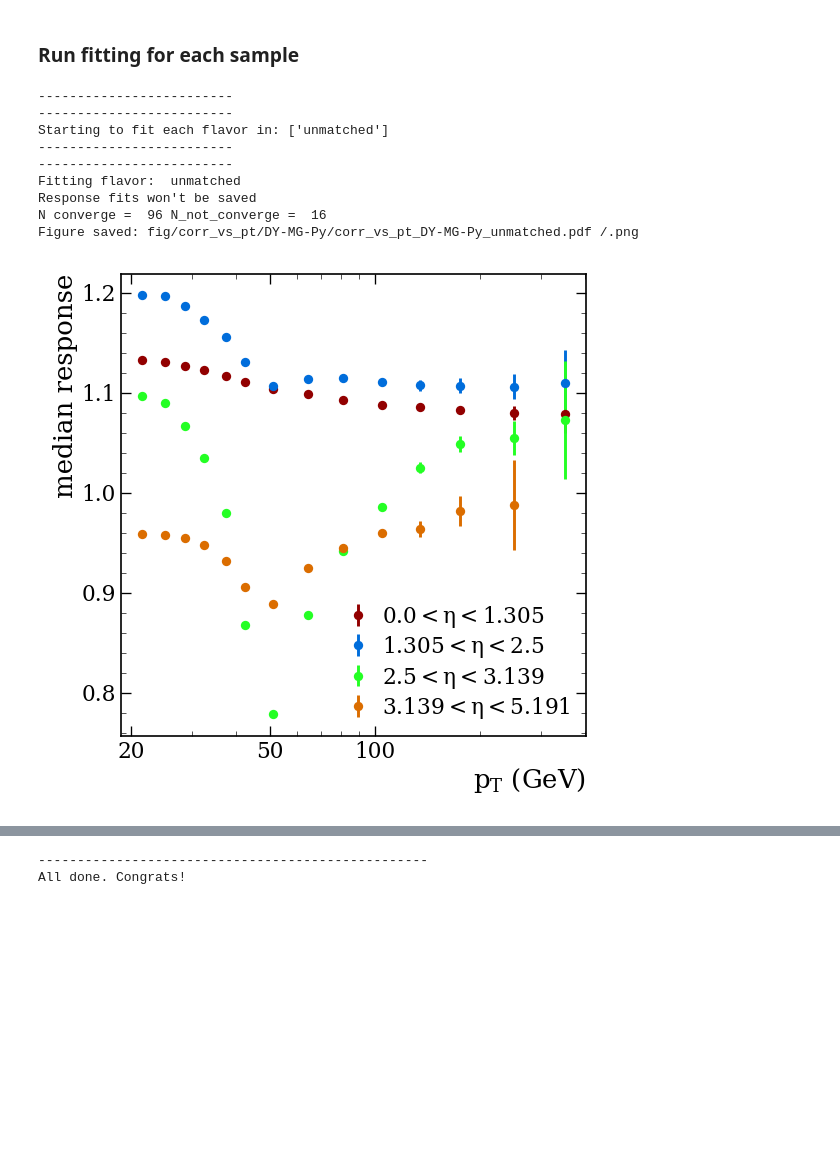
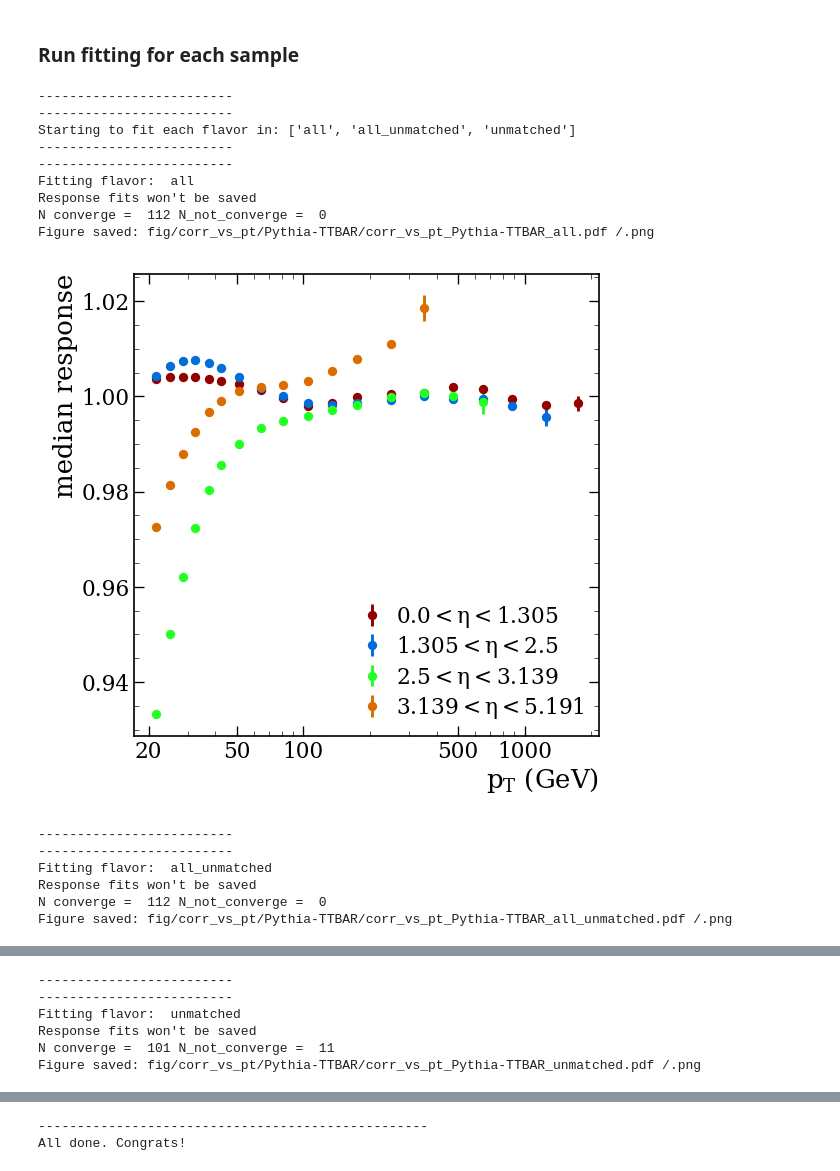
Before and after one commit to dsidirop1/JMECoffea, a Jupyter notebook: run_processor_response_fitter.ipynb, the cells around one changed output, grey strips where cells are left out. Drawn from its saved outputs; the diff is of its cells as text; code cells hidden in the pictures; blank space fills up the shorter version.

```diff
--- a/run_processor_response_fitter.ipynb
+++ b/run_processor_response_fitter.ipynb
@@ -67,17 +69,19 @@ load_fit_res      = False   ### True if only replot the fit results
 fine_etabins      = False   ### Don't merge eta bins together when fitting responses. Preprocessing always done in many bins
 one_bin           = False   ### Unite all eta and pt bins in one
 
-Nfiles = -1                 ### -1 for all files
+Nfiles = 1                 ### -1 for all files
 
 tag_Lx = '_L5'                 ### L5 or L23, but L23 not supported since ages.
 
 ### tag for the dataset used
-data_tag = 'DY-MG-Py' #'_LHEflav1_TTBAR-JME' #'_LHEflav1_TTBAR-Summer16-cFlip'
+data_tag = 'Pythia-TTBAR'
 # data_tag = 'DY-FxFx'
 ### name of the specific run if parameters changed
 add_tag = ''
 
 certificate_dir = '/afs/cern.ch/user/a/anpotreb/k5-ca-proxy.pem'
+
+# fileslist = ['root://xrootd-cms.infn.it/TTToSemiLeptonic_TuneCP5_13TeV-powheg-pythia8/NANOAODSIM/20UL18JMENano_106X_upgrade2018_realistic_v16_L1v1-v1/2510000/056516']
 # %% [markdown]
 ### Dataset parameters
 # %%
@@ -86,7 +90,7 @@ fileslist = None
 
 dataset_dictionary = {
     "Pythia-TTBAR": 'fileNames/TTToSemi20UL18_JMENano.txt',
-    "Herwig-TTBAR": 'fileNames/TTbar_Herwig_20UL18_JMENano.txt',
+    "Herwig-TTBAR": 'fileNames/TT20UL18_JMENano_Herwig.txt',
     "DY-MG-Py":     'fileNames/DYJets_MG-Py.txt',
     "DY-MG-Her":    'fileNames/DYJets_MG-Her.txt',
     "QCD-MG-Py":    'fileNames/QCD_MG_Py8_20UL18/xsecs_QCD_MG_py8.txt',
@@ -660,6 +650,3 @@ def fit_responses(output, flavor='b'):
     return results
 # %% [markdown]
 ### Run fitting for each sample
-# %%
-medians = []
-medianstds = []
@@ -667,8 +659,8 @@ medianstds = []
 # %%time
 # load_fit_res=False
 combine_antiflavour = True
-# flavors = ['b', 'c', 'u', 'd', 's', 'g', 'q', 'ud', 'all', 'unmatched']
-flavors = ['unmatched']
+flavors = ['b', 'c', 'u', 'd', 's', 'g', 'q', 'ud', 'all', 'unmatched']
+flavors = ['all','all_unmatched', 'unmatched']
 print('-'*25)
 print('-'*25)
 print(f'Starting to fit each flavor in: {flavors}')
@@ -679,35 +671,41 @@ for flav in flavors:
     if load_fit_res:
         result = {}
         keys = ["Mean", "MeanVar", "Median", "MedianStd", "MeanRecoPt"]
         for key in keys:
             result[key] = read_data(key, flav, tag_full)
 
     else:
         result = fit_responses(output, flav)
         medians.append(result["Median"][0][0])
         medianstds.append(result["MedianStd"][0][0])
         for key in result:
             save_data(result[key], key, flav, tag_full, ptbins, etabins_mod)
             pass
 
 #     print("result = ", result)
     median = result["Median"]
     medianStd = result["MedianStd"]
 
     meanstd = np.sqrt(result["MeanVar"])
 
     if one_bin: #or fine_etabins:
         plot_corrections_eta(result["Median"], result["MedianStd"], ptbins, etabins_c, tag_full, flav)
     else:
         plot_corrections(result["Median"], result["MedianStd"], ptbins_c, etabins_mod, tag_full, flav)
 # %% [output]
 -------------------------
 -------------------------
-Starting to fit each flavor in: ['unmatched']
+Starting to fit each flavor in: ['all', 'all_unmatched', 'unmatched']
 -------------------------
 -------------------------
-Fitting flavor:  unmatched
+Fitting flavor:  all
 Response fits won't be saved
-N converge =  96 N_not_converge =  16
-Figure saved: fig/corr_vs_pt/DY-MG-Py/corr_vs_pt_DY-MG-Py_unmatched.pdf /.png
+N converge =  112 N_not_converge =  0
+Figure saved: fig/corr_vs_pt/Pythia-TTBAR/corr_vs_pt_Pythia-TTBAR_all.pdf /.png
-[figure, old version]
+[figure, new version]
+-------------------------
+-------------------------
+Fitting flavor:  all_unmatched
+Response fits won't be saved
+N converge =  112 N_not_converge =  0
+Figure saved: fig/corr_vs_pt/Pythia-TTBAR/corr_vs_pt_Pythia-TTBAR_all_unmatched.pdf /.png
@@ -713,0 +713,6 @@ Figure saved: fig/corr_vs_pt/DY-MG-Py/corr_vs_pt_DY-MG-Py_unmatched.pdf /.png
+-------------------------
+-------------------------
+Fitting flavor:  unmatched
+Response fits won't be saved
+N converge =  101 N_not_converge =  11
+Figure saved: fig/corr_vs_pt/Pythia-TTBAR/corr_vs_pt_Pythia-TTBAR_unmatched.pdf /.png
```
Also changed, not shown: parts of 12 cells of this notebook, 10 other files.
